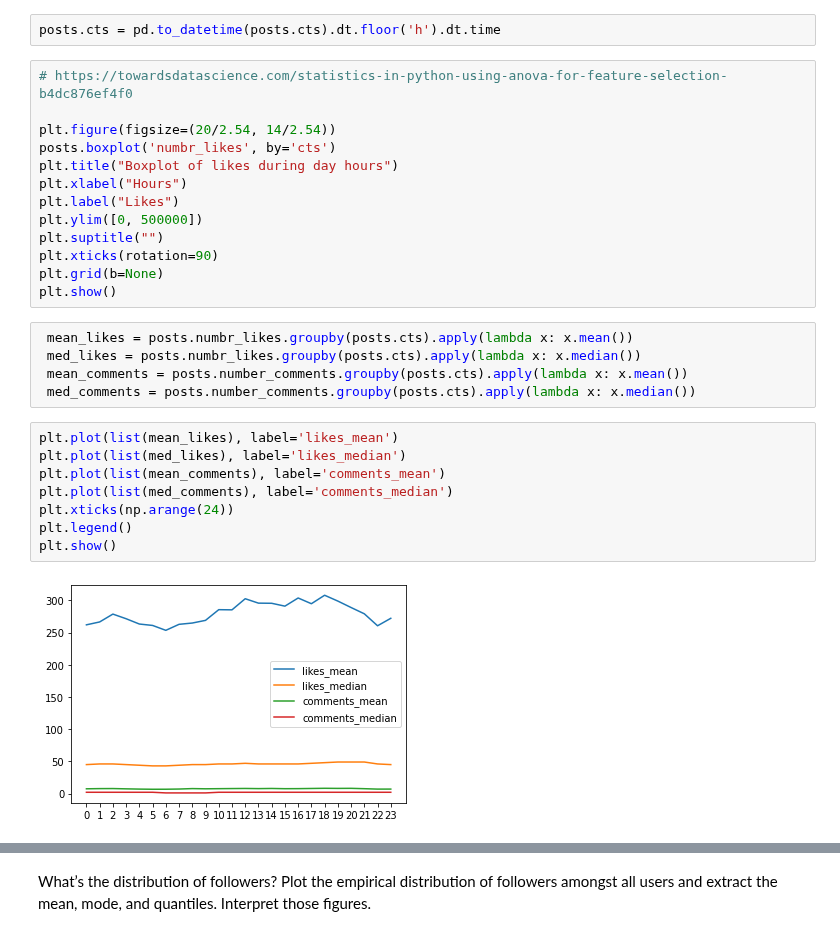
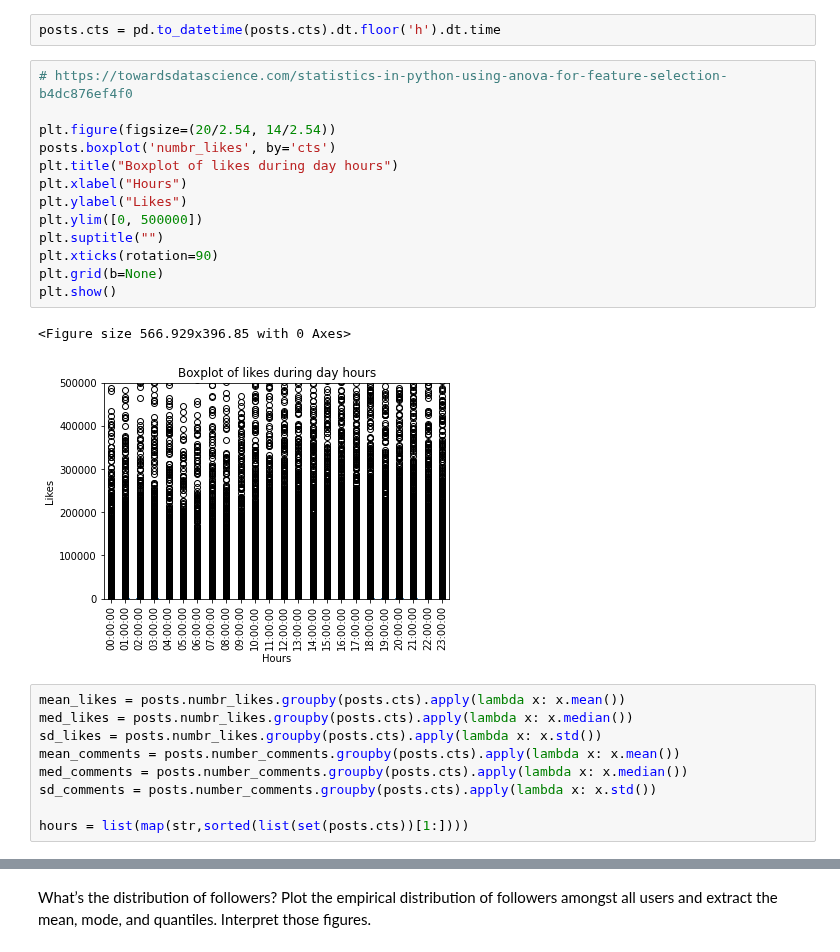
Before and after one commit to Matteo-Candi/ADM_HW2, a Jupyter notebook: main.ipynb, the cells around one changed output, grey strips where cells are left out. Drawn from its saved outputs; the diff is of its cells as text.

Commit message:
mean and comment

```diff
--- a/main.ipynb
+++ b/main.ipynb
@@ -233,28 +233,25 @@ posts.cts = pd.to_datetime(posts.cts).dt.floor('h').dt.time
 # %%
 # https://towardsdatascience.com/statistics-in-python-using-anova-for-feature-selection-b4dc876ef4f0
 
 plt.figure(figsize=(20/2.54, 14/2.54))
 posts.boxplot('numbr_likes', by='cts')
 plt.title("Boxplot of likes during day hours")
 plt.xlabel("Hours")
-plt.label("Likes")
+plt.ylabel("Likes")
 plt.ylim([0, 500000])
 plt.suptitle("")
 plt.xticks(rotation=90)
 plt.grid(b=None)
 plt.show()
+# %% [output]
+<Figure size 566.929x396.85 with 0 Axes>
+[figure, added]
 # %%
- mean_likes = posts.numbr_likes.groupby(posts.cts).apply(lambda x: x.mean())
- med_likes = posts.numbr_likes.groupby(posts.cts).apply(lambda x: x.median())
- mean_comments = posts.number_comments.groupby(posts.cts).apply(lambda x: x.mean())
- med_comments = posts.number_comments.groupby(posts.cts).apply(lambda x: x.median())
+mean_likes = posts.numbr_likes.groupby(posts.cts).apply(lambda x: x.mean())
+med_likes = posts.numbr_likes.groupby(posts.cts).apply(lambda x: x.median())
+sd_likes = posts.numbr_likes.groupby(posts.cts).apply(lambda x: x.std())
+mean_comments = posts.number_comments.groupby(posts.cts).apply(lambda x: x.mean())
+med_comments = posts.number_comments.groupby(posts.cts).apply(lambda x: x.median())
+sd_comments = posts.number_comments.groupby(posts.cts).apply(lambda x: x.std())
+
+hours = list(map(str,sorted(list(set(posts.cts))[1:])))
-# %%
-plt.plot(list(mean_likes), label='likes_mean')
-plt.plot(list(med_likes), label='likes_median')
-plt.plot(list(mean_comments), label='comments_mean')
-plt.plot(list(med_comments), label='comments_median')
-plt.xticks(np.arange(24))
-plt.legend()
-plt.show()
-# %% [output]
-[figure, removed]
```
Also changed, not shown: parts of 2 cells of this notebook.
